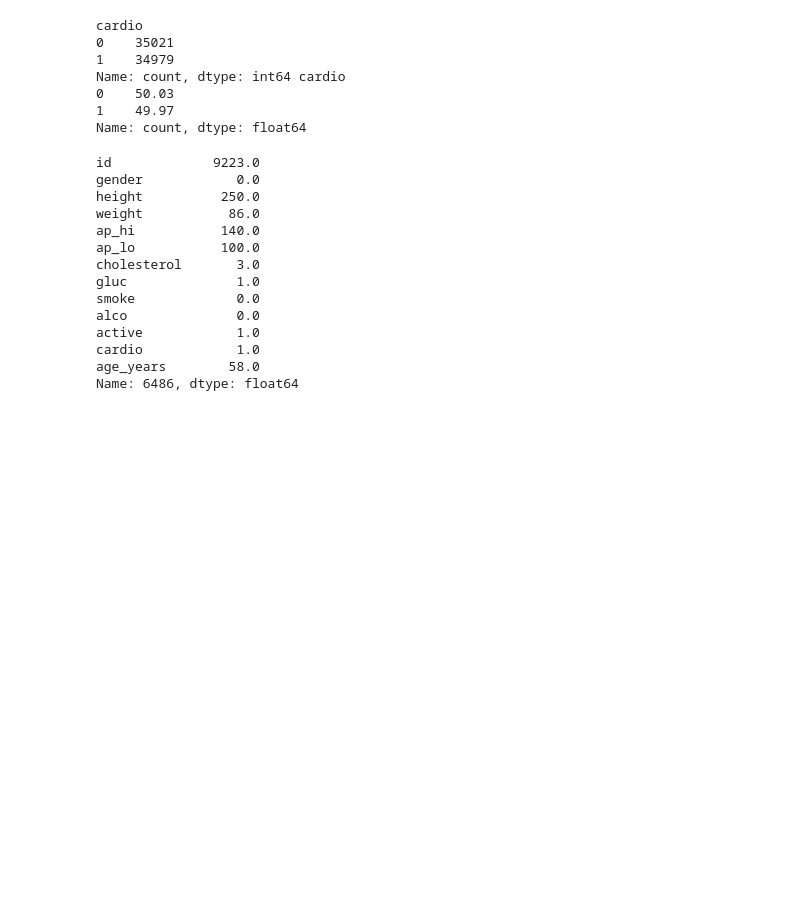
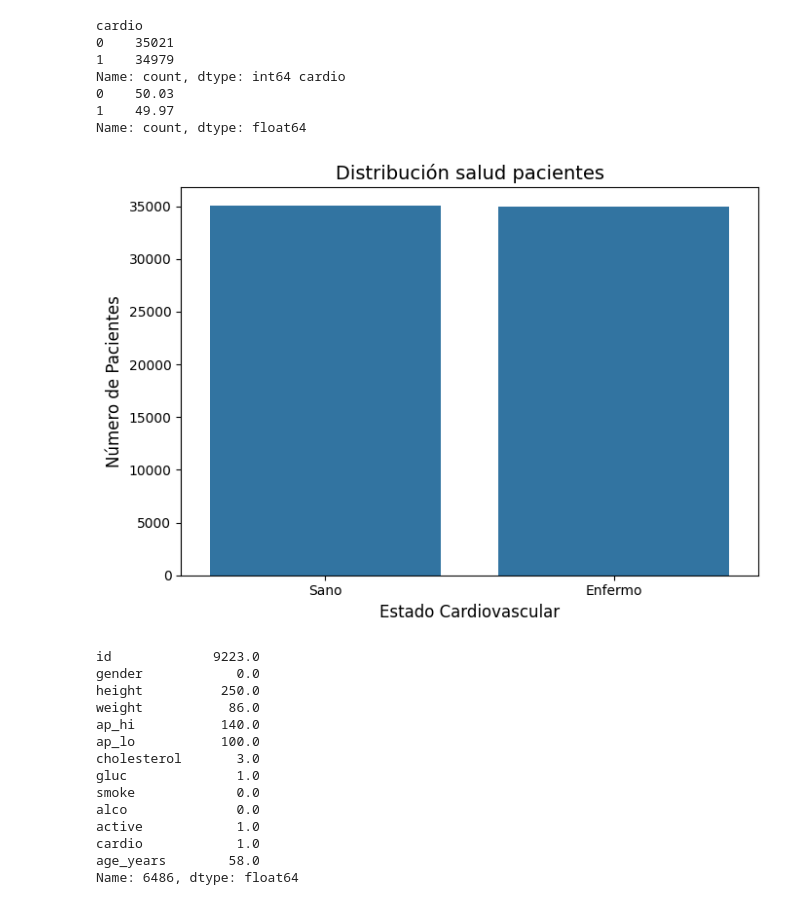
Before and after one commit to Porpi01/cardioML, a Jupyter notebook: cardio.ipynb, the cells around one changed output. Drawn from its saved outputs; the diff is of its cells as text; code cells hidden in the pictures; blank space fills up the shorter version.

```diff
--- a/cardio.ipynb
+++ b/cardio.ipynb
@@ -141,6 +141,18 @@ Name: count, dtype: int64 cardio
 0    50.03
 1    49.97
 Name: count, dtype: float64
+# %%
+# Plotting the distribution
+plt.figure(figsize=(7, 5))
+sns.countplot(x='cardio', data=df)
+plt.title('Distribución salud pacientes', fontsize=14)
+plt.xlabel('Estado Cardiovascular', fontsize=12)
+plt.ylabel('Número de Pacientes', fontsize=12)
+plt.xticks(ticks=[0, 1], labels=['Sano', 'Enfermo'])
+plt.tight_layout()
+plt.show()
+# %% [output]
+[figure, added]
 # %%
 df2["ap_lo"].value_counts()
 df2["ap_hi"].value_counts()
```
Also changed, not shown: parts of 1 cell of this notebook, 1 other file.
